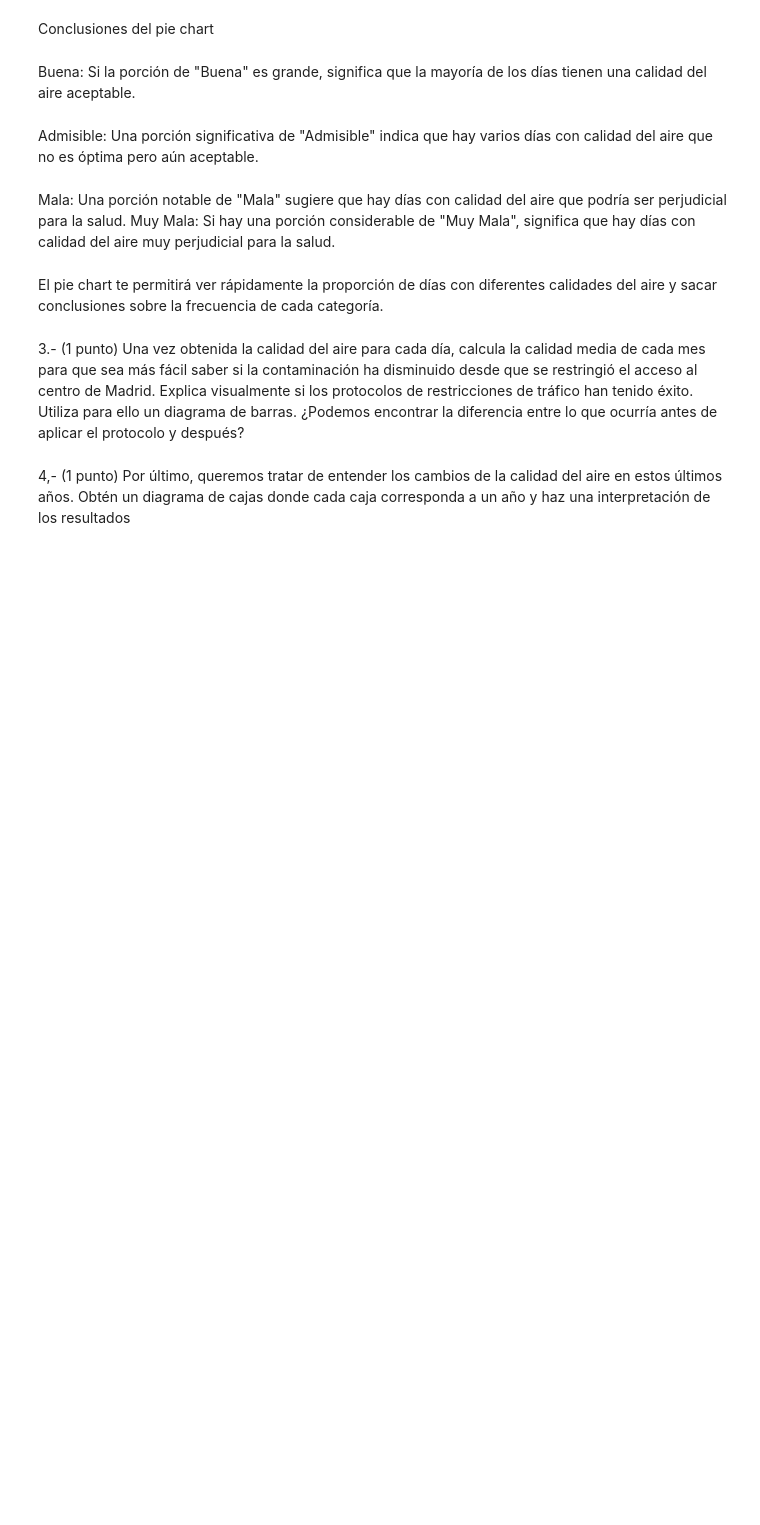
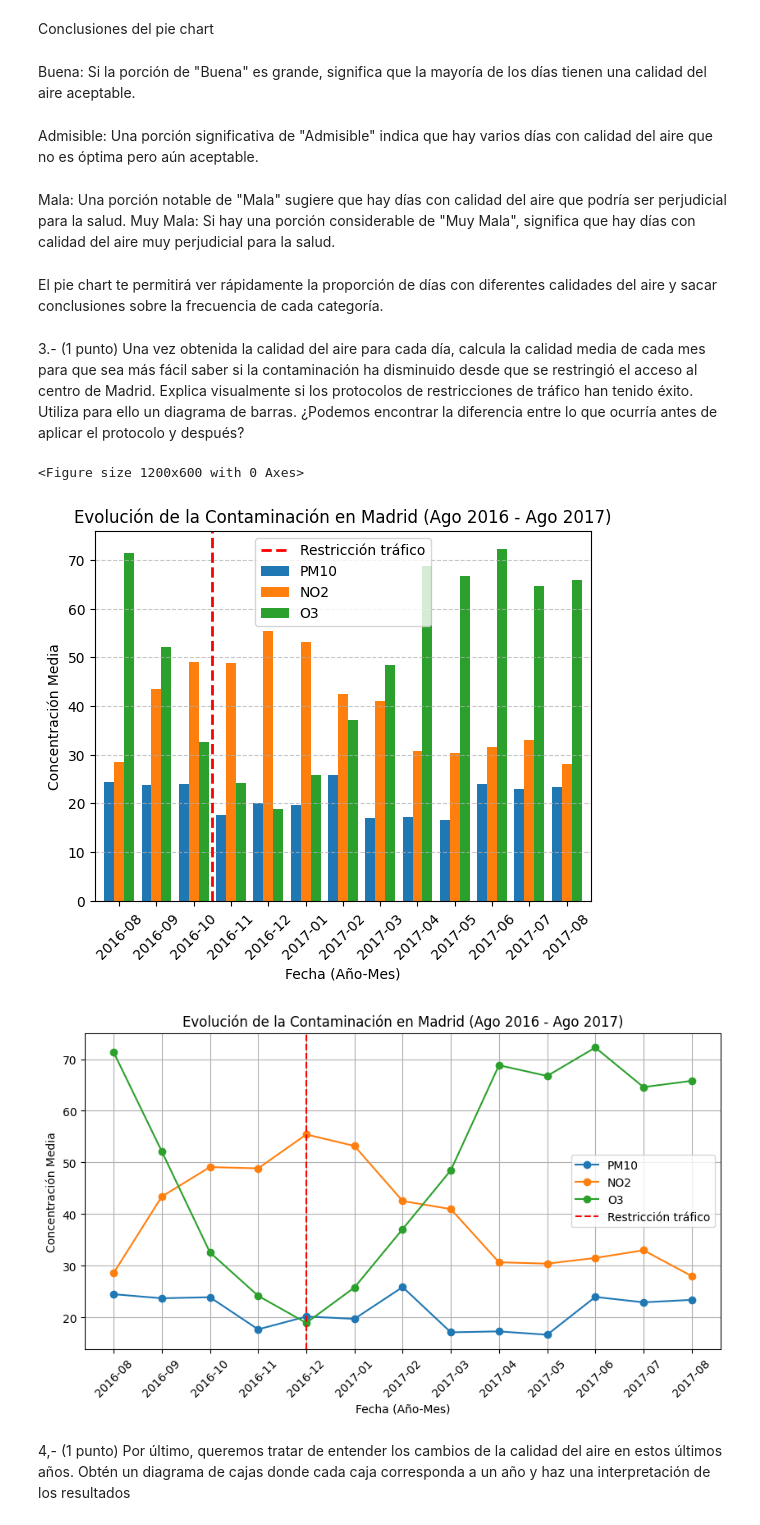
Before and after one commit to juanky0111/Laboratorio1_Data_Mining, a Jupyter notebook: air_cuality.ipynb, the cells around one changed output. Saved outputs shown, nothing was run; the diff lists cells and outputs as text; code cells hidden in the pictures; blank space fills up the shorter version.

```diff
--- a/air_cuality.ipynb
+++ b/air_cuality.ipynb
@@ -125,6 +125,56 @@ El pie chart te permitirá ver rápidamente la proporción de días con diferent
 sea más fácil saber si la contaminación ha disminuido desde que se restringió el acceso al centro de Madrid.
 Explica visualmente si los protocolos de restricciones de tráfico han tenido éxito. Utiliza para ello un diagrama
 de barras. ¿Podemos encontrar la diferencia entre lo que ocurría antes de aplicar el protocolo y después?
+# %%
+# Paso 1: Asegurar que 'date' es de tipo datetime
+daily_mean.index = pd.to_datetime(daily_mean.index)
+
+# Paso 2: Agregar una columna con el año y el mes
+daily_mean['year_month'] = daily_mean.index.to_period('M')
+
+# Paso 3: Calcular la media mensual de cada parámetro (solo columnas numéricas)
+numeric_columns = daily_mean.select_dtypes(include=['float64', 'int64']).columns
+monthly_mean = daily_mean[numeric_columns].groupby(daily_mean['year_month']).mean()
+
+# Paso 4: Filtrar el rango de fechas desde octubre de 2016 hasta marzo de 2017
+monthly_mean_filtered = monthly_mean.loc['2016-08':'2017-08']
+
+# Paso 5: Crear el gráfico de barras
+plt.figure(figsize=(12,6))
+monthly_mean_filtered[['PM10', 'NO_2', 'O_3']].plot(kind='bar', width=0.8)
+
+# Línea de referencia para la restricción de tráfico en diciembre de 2016
+plt.axvline(x=2.5, color='red', linestyle='--', linewidth=2, label='Restricción tráfico')
+
+# Personalización del gráfico
+plt.xticks(range(len(monthly_mean_filtered.index)), monthly_mean_filtered.index.astype(str), rotation=45)
+plt.xlabel("Fecha (Año-Mes)")
+plt.ylabel("Concentración Media")
+plt.title("Evolución de la Contaminación en Madrid (Ago 2016 - Ago 2017)")
+plt.legend(["Restricción tráfico", "PM10", "NO2", "O3"])
+plt.grid(axis='y', linestyle='--', alpha=0.7)
+
+plt.show()
+# Paso 5: Visualización de la evolución de la calidad del aire con un gráfico de líneas
+plt.figure(figsize=(10,5))
+plt.plot(monthly_mean_filtered.index.astype(str), monthly_mean_filtered['PM10'], marker='o', label='PM10')
+plt.plot(monthly_mean_filtered.index.astype(str), monthly_mean_filtered['NO_2'], marker='o', label='NO2')
+plt.plot(monthly_mean_filtered.index.astype(str), monthly_mean_filtered['O_3'], marker='o', label='O3')
+
+# Línea de referencia para la restricción de tráfico (diciembre de 2016)
+plt.axvline(x='2016-12', color='red', linestyle='--', label='Restricción tráfico')
+
+plt.xticks(rotation=45)
+plt.xlabel("Fecha (Año-Mes)")
+plt.ylabel("Concentración Media")
+plt.title("Evolución de la Contaminación en Madrid (Ago 2016 - Ago 2017)")
+plt.legend()
+plt.grid(True)
+plt.show()
+# %% [output]
+<Figure size 1200x600 with 0 Axes>
+[figure, added]
+[figure, added]
 # %% [markdown]
 4,- (1 punto) Por último, queremos tratar de entender los cambios de la calidad del aire en estos últimos años.
 Obtén un diagrama de cajas donde cada caja corresponda a un año y haz una interpretación de los resultados
```
